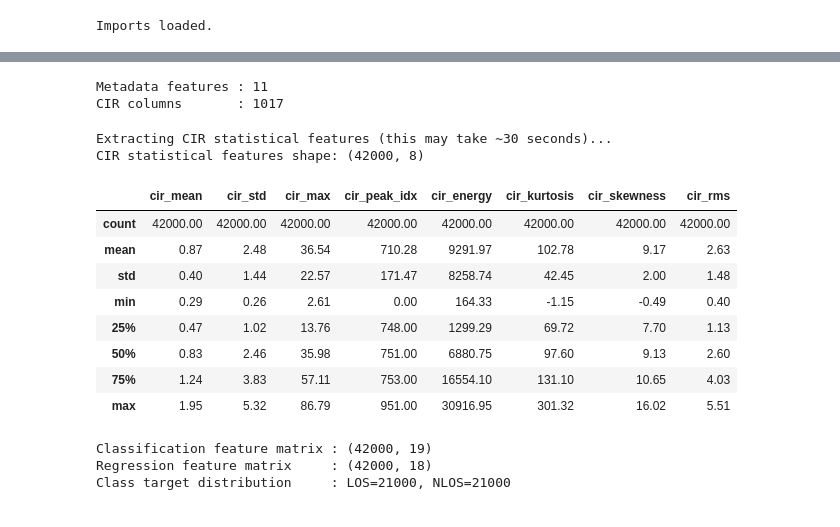
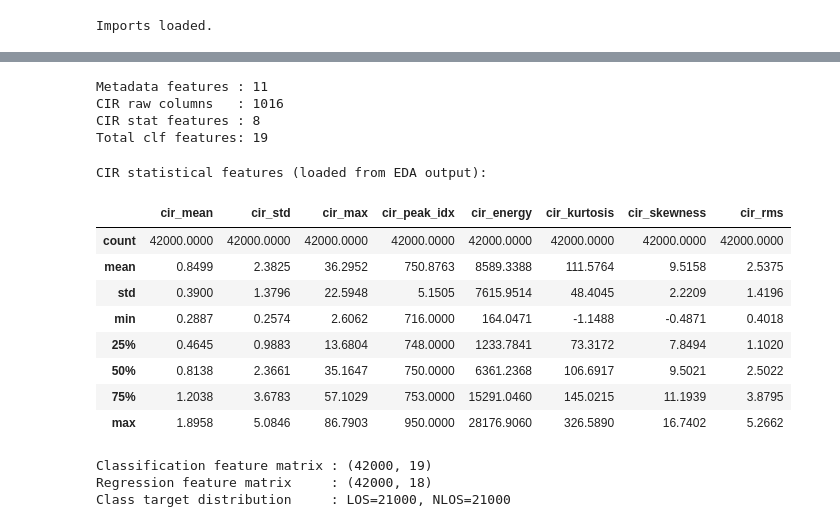
Before and after one commit to Clairerang/CSC3105_Group14, a Jupyter notebook: 00_Data_Prep.ipynb, the cells around one changed output, grey strips where cells are left out. Cells and saved outputs as stored; diff of their text form; code cells hidden in the pictures.

```diff
--- a/00_Data_Prep.ipynb
+++ b/00_Data_Prep.ipynb
@@ -108,57 +67,57 @@ Since Path 2 is always NLOS by definition, only one binary classifier is needed
 # %%
+RANDOM_STATE = 42
+
 # ── Column definitions ────────────────────────────────────────────────────────
 TARGET_CLASS = 'NLOS'
 TARGET_REG   = 'RANGE'
-DROP_COLS    = ['CH', 'BITRATE', 'PRFR', 'dataset_part', 'class_label']
 
 METADATA_FEATURES = [
     'RANGE', 'FP_IDX', 'FP_AMP1', 'FP_AMP2', 'FP_AMP3',
     'STDEV_NOISE', 'CIR_PWR', 'MAX_NOISE', 'RXPACC', 'FRAME_LEN', 'PREAM_LEN'
 ]
 
-CIR_COLS = [c for c in df_raw.columns if c.startswith('CIR')]
+CIR_COLS = sorted(
+    [c for c in df_raw.columns if c.startswith('CIR') and c[3:].isdigit()],
+    key=lambda x: int(x[3:])
+)
+
+CIR_STATS_COLS = [
+    'cir_mean', 'cir_std', 'cir_max', 'cir_peak_idx',
+    'cir_energy', 'cir_kurtosis', 'cir_skewness', 'cir_rms'
+]
+
+# CIR waveform matrix and pre-computed stats (from EDA output)
+cir_matrix = df_raw[CIR_COLS].values.astype(np.float32)
+cir_stats  = df_raw[CIR_STATS_COLS]
+
+FEATURE_NAMES     = METADATA_FEATURES + CIR_STATS_COLS
+REG_FEATURE_NAMES = [f for f in FEATURE_NAMES if f != TARGET_REG]
+
 print(f"Metadata features : {len(METADATA_FEATURES)}")
-print(f"CIR columns       : {len(CIR_COLS)}")
+print(f"CIR raw columns   : {len(CIR_COLS)}")
+print(f"CIR stat features : {len(CIR_STATS_COLS)}")
+print(f"Total clf features: {len(FEATURE_NAMES)}")
 # %% [output]
 Metadata features : 11
-CIR columns       : 1017
+CIR raw columns   : 1016
+CIR stat features : 8
+Total clf features: 19
 # %%
-# ── CIR statistical feature extraction ───────────────────────────────────────
-print("Extracting CIR statistical features (this may take ~30 seconds)...")
-
-cir_matrix = df_raw[CIR_COLS].values.astype(np.float32)
-
-# Normalise by RXPACC (number of acquired RX preamble samples) — physically
-# correct for DW1000 CIR data: dividing by RXPACC makes amplitude values
-# comparable across measurements with different preamble accumulation counts.
-rxpacc_vals = df_raw['RXPACC'].values.reshape(-1, 1).astype(np.float32)
-cir_matrix  = cir_matrix / (rxpacc_vals + 1e-8)
-
-cir_stats = pd.DataFrame({
-    'cir_mean'      : np.mean(cir_matrix, axis=1),
-    'cir_std'       : np.std(cir_matrix, axis=1),
-    'cir_max'       : np.max(cir_matrix, axis=1),
-    'cir_peak_idx'  : np.argmax(cir_matrix, axis=1).astype(float),
-    'cir_energy'    : np.sum(cir_matrix ** 2, axis=1),
-    'cir_kurtosis'  : kurtosis(cir_matrix, axis=1),
-    'cir_skewness'  : skew(cir_matrix, axis=1),
-    'cir_rms'       : np.sqrt(np.mean(cir_matrix ** 2, axis=1)),
-})
-
-print(f"CIR statistical features shape: {cir_stats.shape}")
-cir_stats.describe().round(2)
+# CIR statistical features are pre-computed by the EDA notebook (RXPACC-normalised).
+# Verify they are present and well-formed in the loaded DataFrame.
+print("CIR statistical features (loaded from EDA output):")
+display(df_raw[CIR_STATS_COLS].describe().round(4))
 # %% [output]
-Extracting CIR statistical features (this may take ~30 seconds)...
-CIR statistical features shape: (42000, 8)
+CIR statistical features (loaded from EDA output):
 |  | cir_mean | cir_std | cir_max | cir_peak_idx | cir_energy | cir_kurtosis | cir_skewness | cir_rms |
-| count | 42000.00 | 42000.00 | 42000.00 | 42000.00 | 42000.00 | 42000.00 | 42000.00 | 42000.00 |
-| mean | 0.87 | 2.48 | 36.54 | 710.28 | 9291.97 | 102.78 | 9.17 | 2.63 |
-| std | 0.40 | 1.44 | 22.57 | 171.47 | 8258.74 | 42.45 | 2.00 | 1.48 |
-| min | 0.29 | 0.26 | 2.61 | 0.00 | 164.33 | -1.15 | -0.49 | 0.40 |
-| 25% | 0.47 | 1.02 | 13.76 | 748.00 | 1299.29 | 69.72 | 7.70 | 1.13 |
-| 50% | 0.83 | 2.46 | 35.98 | 751.00 | 6880.75 | 97.60 | 9.13 | 2.60 |
-| 75% | 1.24 | 3.83 | 57.11 | 753.00 | 16554.10 | 131.10 | 10.65 | 4.03 |
-| max | 1.95 | 5.32 | 86.79 | 951.00 | 30916.95 | 301.32 | 16.02 | 5.51 |
+| count | 42000.0000 | 42000.0000 | 42000.0000 | 42000.0000 | 42000.0000 | 42000.0000 | 42000.0000 | 42000.0000 |
+| mean | 0.8499 | 2.3825 | 36.2952 | 750.8763 | 8589.3388 | 111.5764 | 9.5158 | 2.5375 |
+| std | 0.3900 | 1.3796 | 22.5948 | 5.1505 | 7615.9514 | 48.4045 | 2.2209 | 1.4196 |
+| min | 0.2887 | 0.2574 | 2.6062 | 716.0000 | 164.0471 | -1.1488 | -0.4871 | 0.4018 |
+| 25% | 0.4645 | 0.9883 | 13.6804 | 748.0000 | 1233.7841 | 73.3172 | 7.8494 | 1.1020 |
+| 50% | 0.8138 | 2.3661 | 35.1647 | 750.0000 | 6361.2368 | 106.6917 | 9.5021 | 2.5022 |
+| 75% | 1.2038 | 3.6783 | 57.1029 | 753.0000 | 15291.0460 | 145.0215 | 11.1939 | 3.8795 |
+| max | 1.8958 | 5.0846 | 86.7903 | 950.0000 | 28176.9060 | 326.5890 | 16.7402 | 5.2662 |
 # %%
 # ── Build combined feature matrix ─────────────────────────────────────────────
 # Features for classification (RANGE included — it is a signal measurement, not the target here)
```
Also changed, not shown: parts of 15 cells of this notebook, 23 other files.
